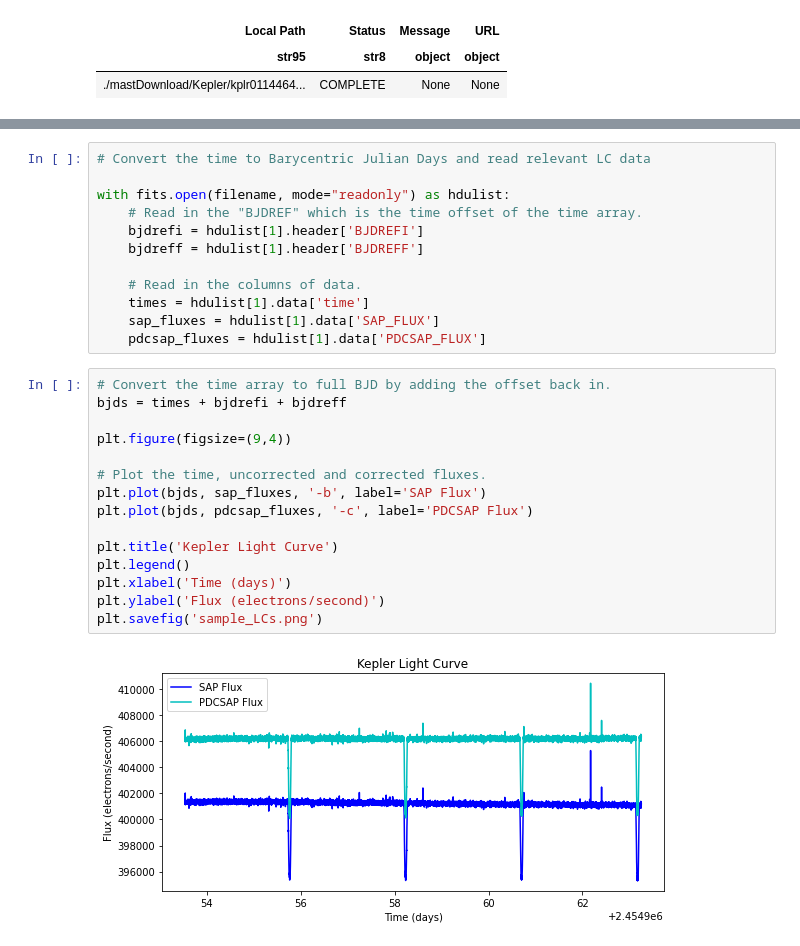
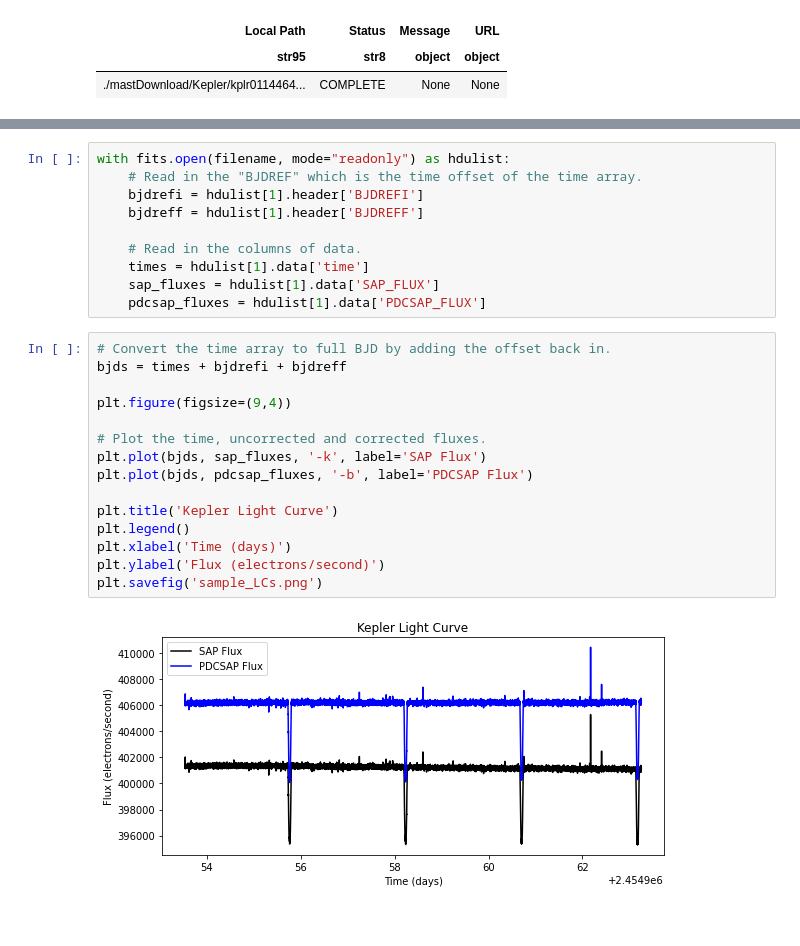
Before and after one commit to nicholasproietti/LGM, a Jupyter notebook: Kepler_Light_Curve_Reader.ipynb, the cells around one changed output, grey strips where cells are left out. Cells and saved outputs as stored; diff of their text form.

```diff
--- a/Kepler_Light_Curve_Reader.ipynb
+++ b/Kepler_Light_Curve_Reader.ipynb
@@ -106,8 +103,6 @@ Table length=4
 | 120.53128621167707 | 0.0009667717 | 5503 | 401172.0 | 91.517265 | 2597.9438 | 0.5752402 | 405984.03 | 123.31339 | ... |
 | 120.53196743356966 | 0.00096679357 | 5504 | 401473.62 | 91.53064 | 2597.8613 | 0.5752302 | 406293.0 | 121.84987 | ... |
 # %%
-# Convert the time to Barycentric Julian Days and read relevant LC data
-
 with fits.open(filename, mode="readonly") as hdulist:
     # Read in the "BJDREF" which is the time offset of the time array.
     bjdrefi = hdulist[1].header['BJDREFI']
@@ -120,17 +115,17 @@ with fits.open(filename, mode="readonly") as hdulist:
 # %%
 # Convert the time array to full BJD by adding the offset back in.
 bjds = times + bjdrefi + bjdreff
 
 plt.figure(figsize=(9,4))
 
 # Plot the time, uncorrected and corrected fluxes.
-plt.plot(bjds, sap_fluxes, '-b', label='SAP Flux')
-plt.plot(bjds, pdcsap_fluxes, '-c', label='PDCSAP Flux')
+plt.plot(bjds, sap_fluxes, '-k', label='SAP Flux')
+plt.plot(bjds, pdcsap_fluxes, '-b', label='PDCSAP Flux')
 
 plt.title('Kepler Light Curve')
 plt.legend()
 plt.xlabel('Time (days)')
 plt.ylabel('Flux (electrons/second)')
 plt.savefig('sample_LCs.png')
 # %% [output]
-[figure, old version]
+[figure, new version]
```
Also changed, not shown: parts of 26 cells of this notebook.
